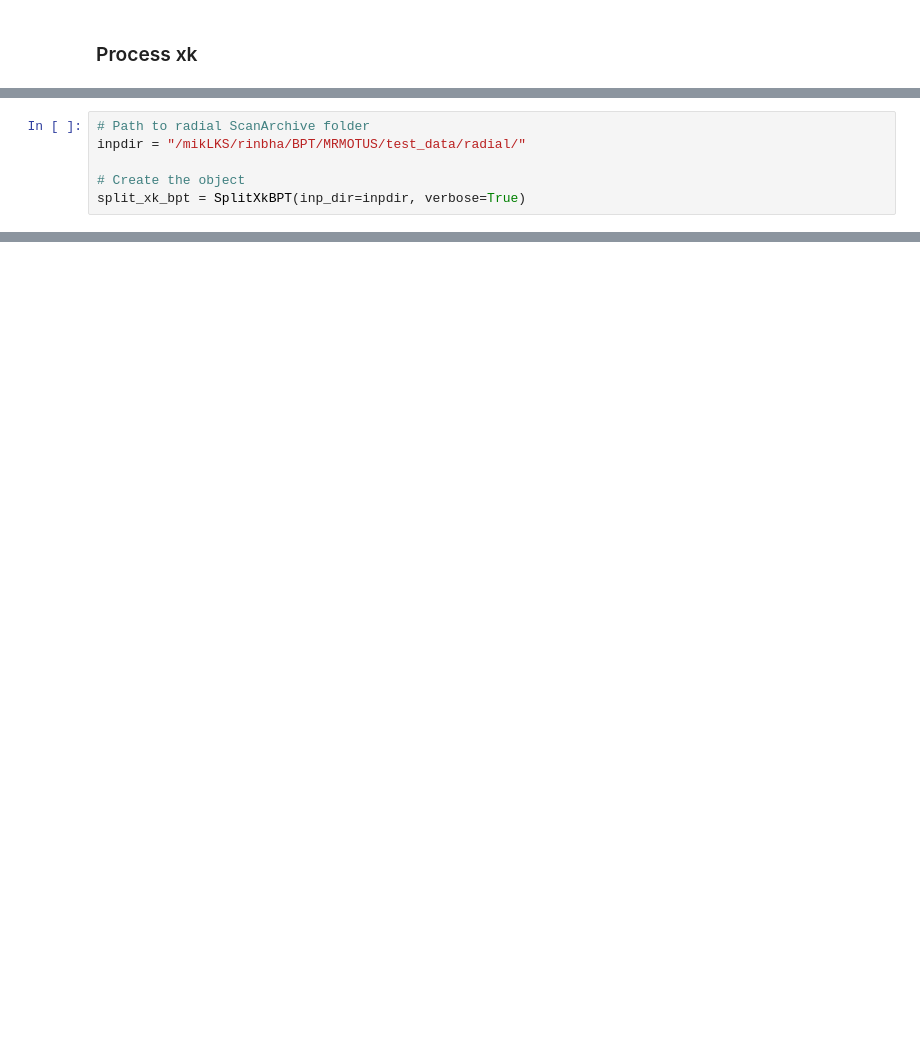
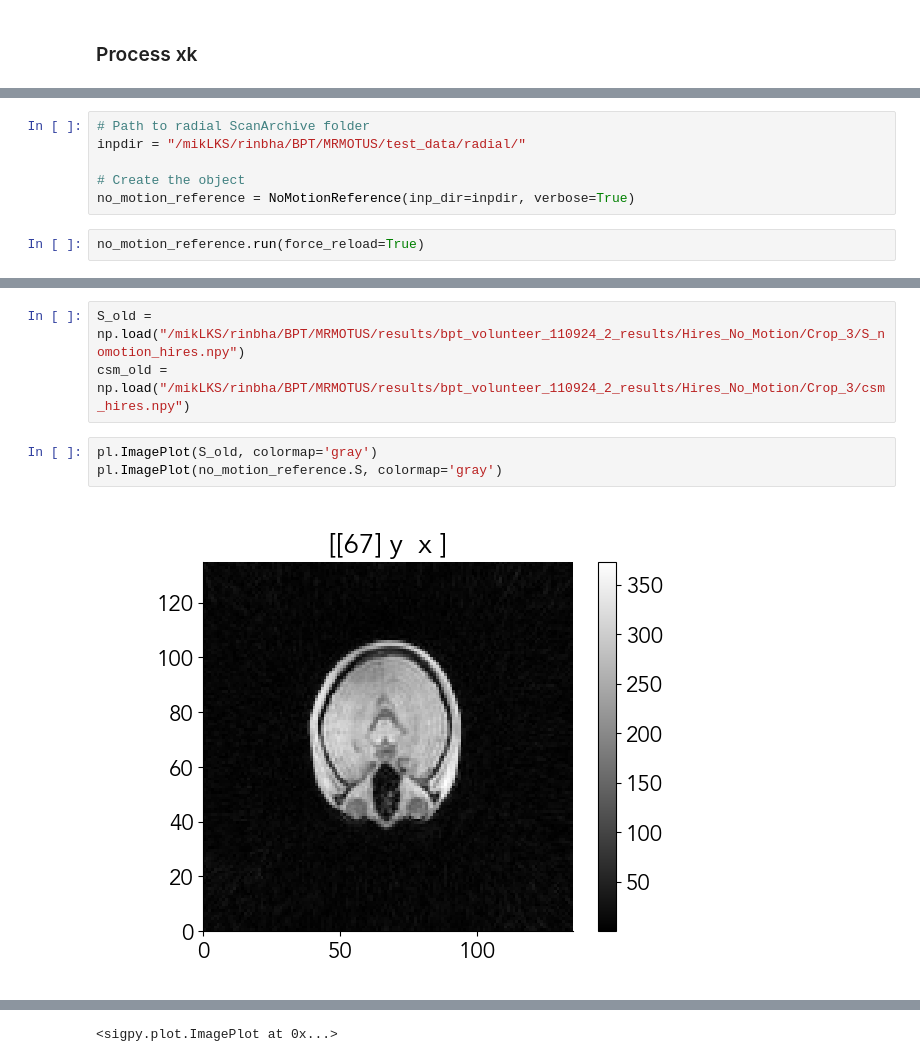
Before and after one commit to mikgroup/nonrigid-motion-bpt, a Jupyter notebook: examples/testing_libraries.ipynb, the cells around one changed output, grey strips where cells are left out. Saved outputs shown, nothing was run; the diff lists cells and outputs as text; blank space fills up the shorter version.

```diff
--- a/examples/testing_libraries.ipynb
+++ b/examples/testing_libraries.ipynb
@@ -187,4 +229,6 @@ from bpt_motus.preprocessing.process_xk import ProcessXk
 inpdir = "/mikLKS/rinbha/BPT/MRMOTUS/test_data/radial/"
 
 # Create the object
-split_xk_bpt = SplitXkBPT(inp_dir=inpdir, verbose=True)
+no_motion_reference = NoMotionReference(inp_dir=inpdir, verbose=True)
+# %%
+no_motion_reference.run(force_reload=True)
@@ -190,0 +244,8 @@ split_xk_bpt = SplitXkBPT(inp_dir=inpdir, verbose=True)
+# %%
+S_old = np.load("/mikLKS/rinbha/BPT/MRMOTUS/results/bpt_volunteer_110924_2_results/Hires_No_Motion/Crop_3/S_nomotion_hires.npy")
+csm_old = np.load("/mikLKS/rinbha/BPT/MRMOTUS/results/bpt_volunteer_110924_2_results/Hires_No_Motion/Crop_3/csm_hires.npy")
+# %%
+pl.ImagePlot(S_old, colormap='gray')
+pl.ImagePlot(no_motion_reference.S, colormap='gray')
+# %% [output]
+[figure, added]
@@ -190,0 +253 @@ split_xk_bpt = SplitXkBPT(inp_dir=inpdir, verbose=True)
+<sigpy.plot.ImagePlot at 0x...>
```
Also changed, not shown: parts of 28 cells of this notebook, 6 other files.
